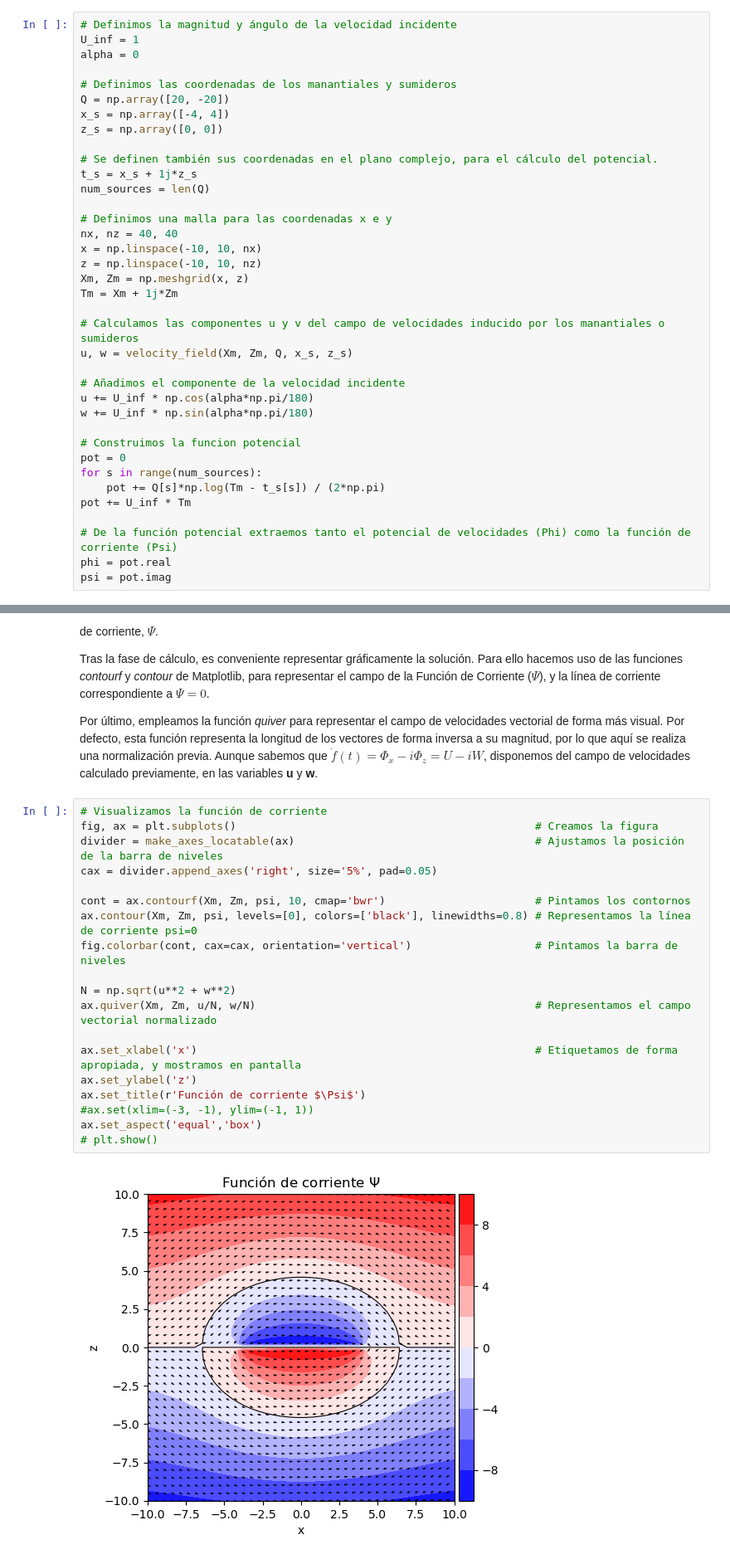
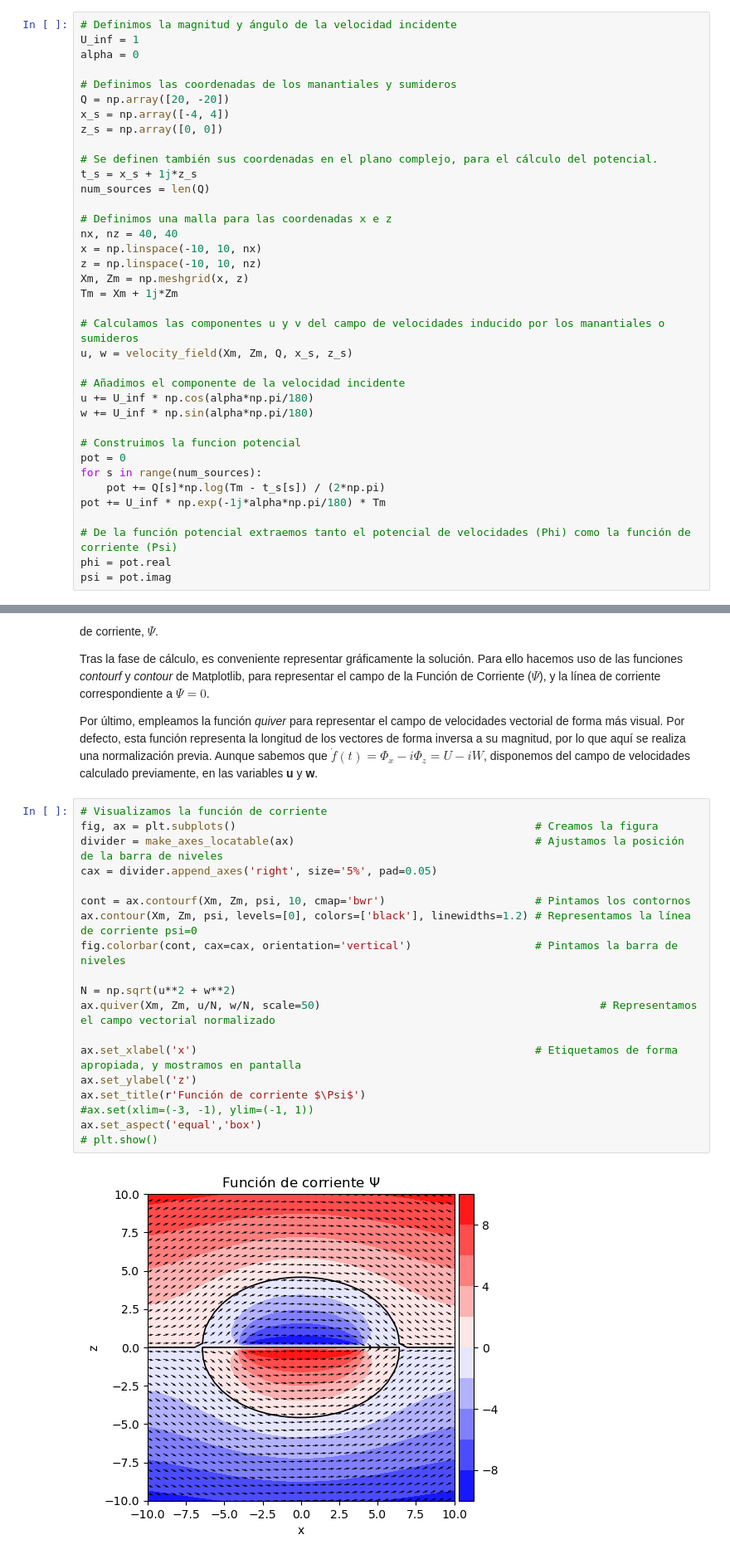
Before and after one commit to AMartinezCava/pyAero, a Jupyter notebook: Notebook_RANKINE.ipynb, the cells around one changed output, grey strips where cells are left out. Shown: that part at 83% size. Saved outputs shown, nothing was run; the diff lists cells and outputs as text.

```diff
--- a/Notebook_RANKINE.ipynb
+++ b/Notebook_RANKINE.ipynb
@@ -68,7 +68,7 @@ z_s = np.array([0, 0])
 t_s = x_s + 1j*z_s
 num_sources = len(Q)
 
-# Definimos una malla para las coordenadas x e y
+# Definimos una malla para las coordenadas x e z
 nx, nz = 40, 40
 x = np.linspace(-10, 10, nx)
 z = np.linspace(-10, 10, nz)
@@ -86,7 +86,7 @@ w += U_inf * np.sin(alpha*np.pi/180)
 pot = 0
 for s in range(num_sources):
     pot += Q[s]*np.log(Tm - t_s[s]) / (2*np.pi)
-pot += U_inf * Tm
+pot += U_inf * np.exp(-1j*alpha*np.pi/180) * Tm
 
 # De la función potencial extraemos tanto el potencial de velocidades (Phi) como la función de corriente (Psi)
 phi = pot.real
@@ -101,21 +101,21 @@ Aunque sabemos que $\dot{f}(t)= \Phi_x - i \Phi_z = U - iW$, disponemos del camp
 # %%
 # Visualizamos la función de corriente
 fig, ax = plt.subplots()                                              # Creamos la figura
 divider = make_axes_locatable(ax)                                     # Ajustamos la posición de la barra de niveles
 cax = divider.append_axes('right', size='5%', pad=0.05)
 
 cont = ax.contourf(Xm, Zm, psi, 10, cmap='bwr')                       # Pintamos los contornos
-ax.contour(Xm, Zm, psi, levels=[0], colors=['black'], linewidths=0.8) # Representamos la línea de corriente psi=0
+ax.contour(Xm, Zm, psi, levels=[0], colors=['black'], linewidths=1.2) # Representamos la línea de corriente psi=0
 fig.colorbar(cont, cax=cax, orientation='vertical')                   # Pintamos la barra de niveles
 
 N = np.sqrt(u**2 + w**2)
-ax.quiver(Xm, Zm, u/N, w/N)                                           # Representamos el campo vectorial normalizado
+ax.quiver(Xm, Zm, u/N, w/N, scale=50)                                           # Representamos el campo vectorial normalizado
 
 ax.set_xlabel('x')                                                    # Etiquetamos de forma apropiada, y mostramos en pantalla
 ax.set_ylabel('z')
 ax.set_title(r'Función de corriente $\Psi$')
 #ax.set(xlim=(-3, -1), ylim=(-1, 1))
 ax.set_aspect('equal','box')
 # plt.show()
 # %% [output]
-[figure, old version]
+[figure, new version]
```
Also changed, not shown: parts of 2 cells of this notebook.
